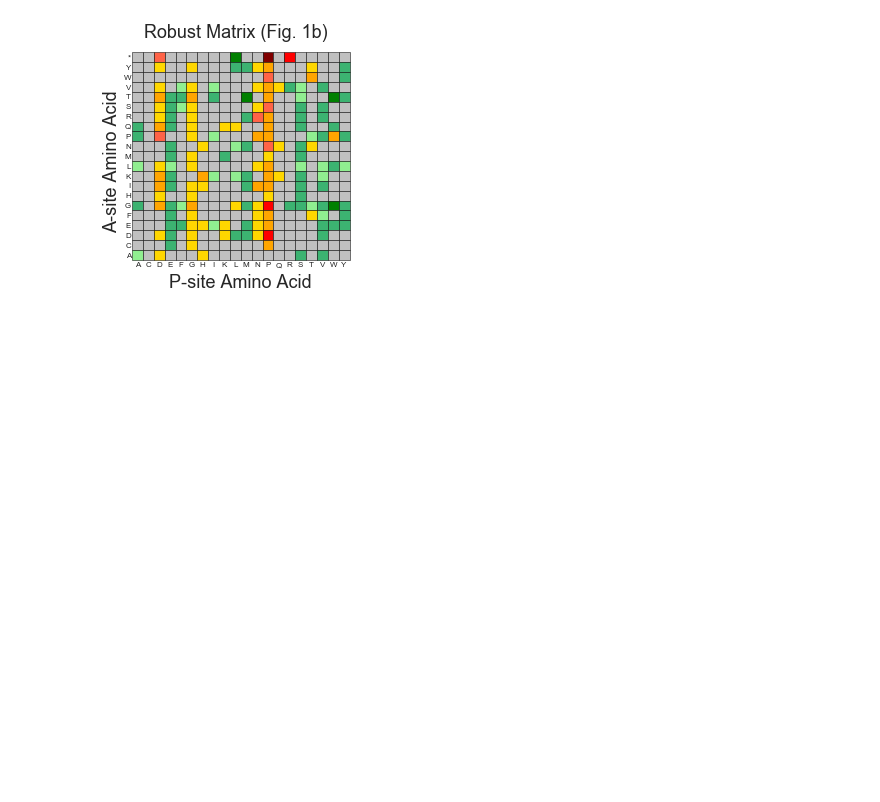
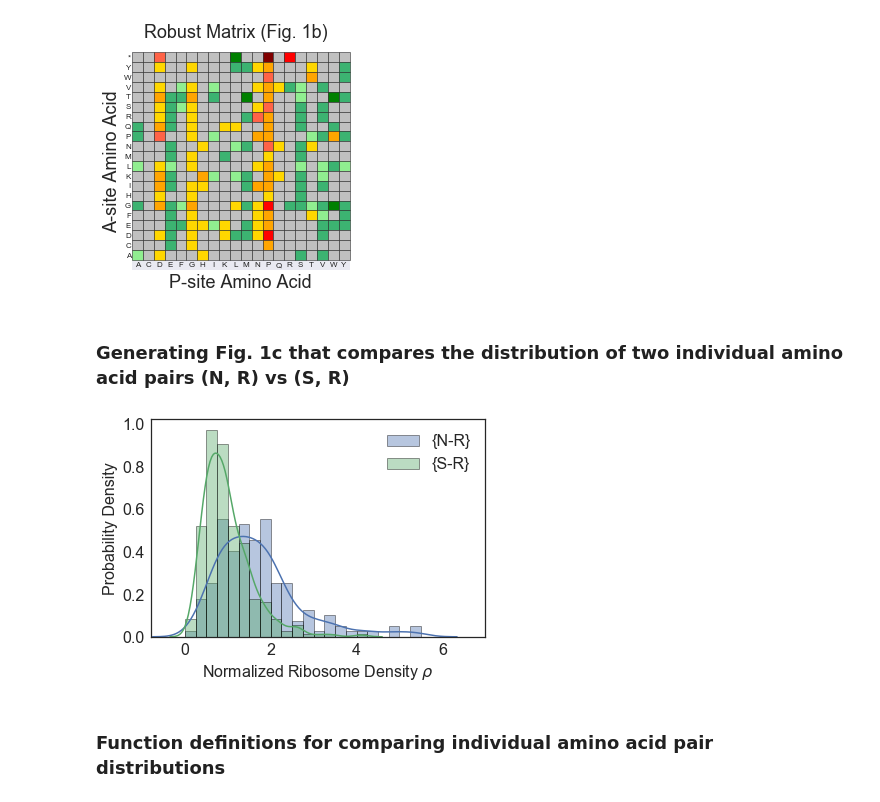
Before and after one commit to obrien-lab/P-site-A-site-pairs-analysis, a Jupyter notebook: P-site_A-site_pairs_project_data_analysis.ipynb, the cells around one changed output. Cells and saved outputs as stored; diff of their text form; code cells hidden in the pictures; blank space fills up the shorter version.

```diff
--- a/P-site_A-site_pairs_project_data_analysis.ipynb
+++ b/P-site_A-site_pairs_project_data_analysis.ipynb
@@ -945,3 +995,12 @@ Total pairs that are robust across the datasets: 167
 Total pairs that are robust and slow-translating pairs: 81
 Total pairs that are robust and slow-translating pairs: 86
 [figure]
+# %% [markdown]
+### Generating Fig. 1c that compares the distribution of two individual amino acid pairs (N, R) vs (S, R)
+# %%
+fig = plot_trans_distribution('R', 'N', 'S', dict_instances['Williams'])
+plt.show()
+# %% [output]
+[figure, added]
+# %% [markdown]
+### Function definitions for comparing individual amino acid pair distributions
```
Also changed, not shown: parts of 35 cells of this notebook.
